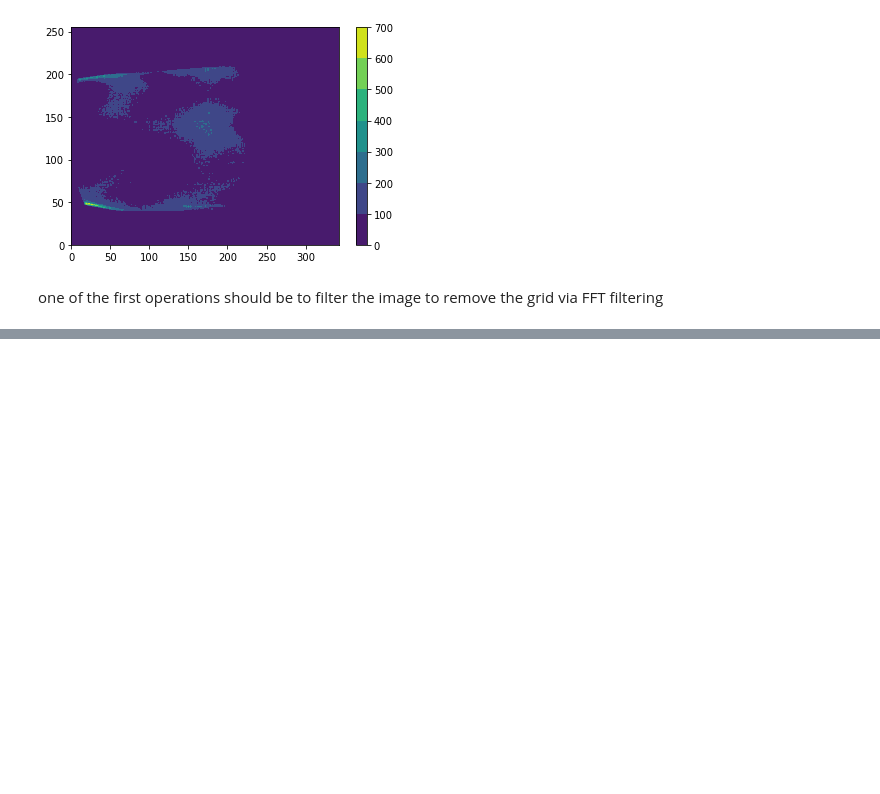
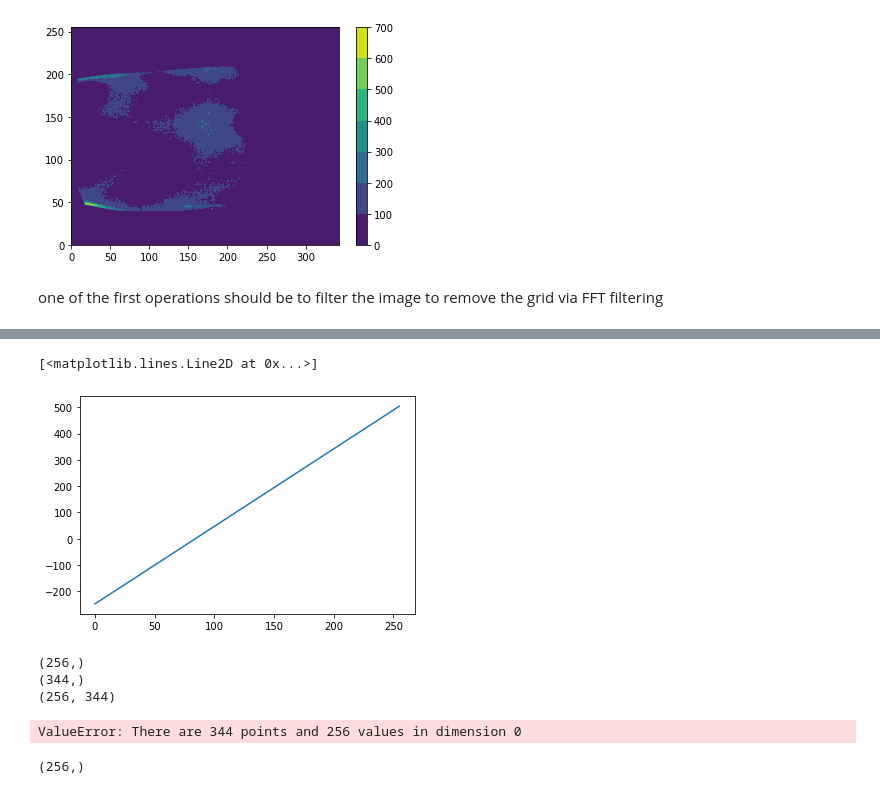
Before and after one commit to OpenCOMPES/specsanalyzer, a Jupyter notebook: tutorial/convert_file_tests.ipynb, the cells around one changed output, grey strips where cells are left out. Saved outputs shown, nothing was run; the diff lists cells and outputs as text; code cells hidden in the pictures; blank space fills up the shorter version.

```diff
--- a/tutorial/convert_file_tests.ipynb
+++ b/tutorial/convert_file_tests.ipynb
@@ -658,0 +176,5 @@ array([[[0., 0., 0., 0., 0.],
+# %%
+plt.plot(e_correction)
+# %% [output]
+[<matplotlib.lines.Line2D at 0x...>]
+[figure, added]
@@ -658,0 +217,22 @@ array([[[0., 0., 0., 0., 0.],
+# %%
+print(ek_axis.shape)
+print(angle_axis.shape)
+print(raw_data.shape)
+
+corrected_data=physical_unit_data(raw_data,
+                       ek_axis,
+                       angle_axis,
+                       angular_correction_matrix,
+                       e_correction,
+                       jacobian_determinant)
+# %% [output]
+(256,)
+(344,)
+(256, 344)
+ValueError: There are 344 points and 256 values in dimension 0
+# %%
+
+ek_axis_m,angle_axis_m=np.meshgrid(ek_axis,angle_axis)
+ek_axis_m[0,:].shape
+# %% [output]
+(256,)
```
Also changed, not shown: parts of 45 cells of this notebook, 1 other file.
